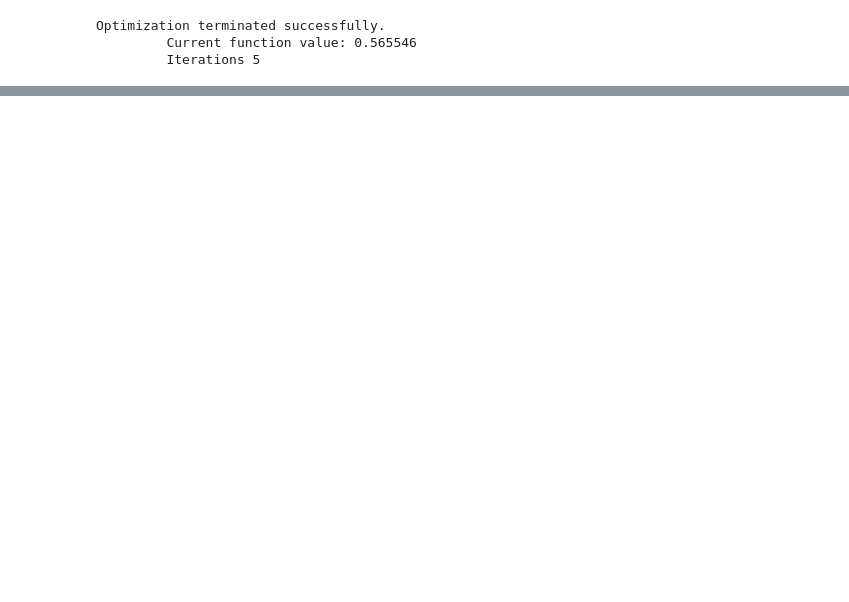
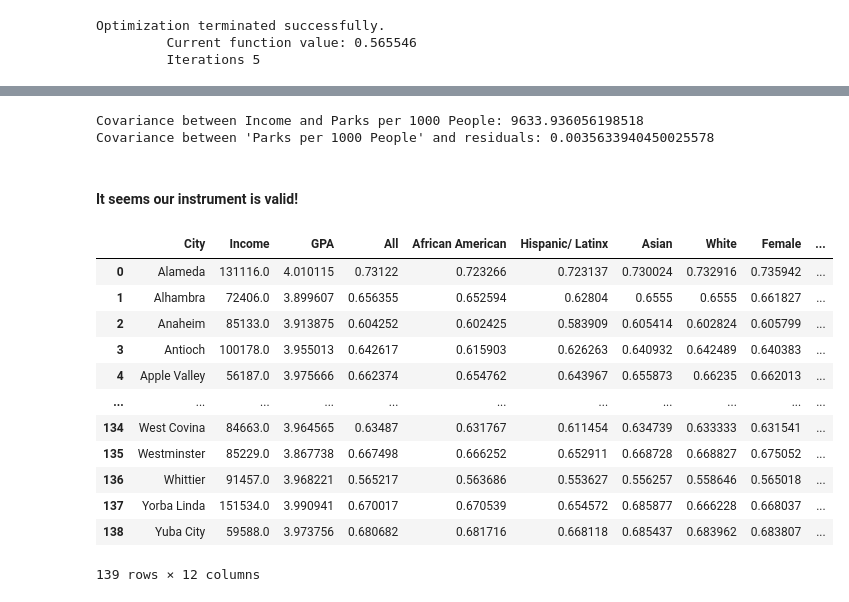
Before and after one commit to wanning-lu/MATH-189-Final-Project, a Jupyter notebook: regression_analysis.ipynb, the cells around one changed output, grey strips where cells are left out. Drawn from its saved outputs; the diff is of its cells as text; code cells hidden in the pictures; blank space fills up the shorter version.

```diff
--- a/regression_analysis.ipynb
+++ b/regression_analysis.ipynb
@@ -264,0 +315,44 @@ Logit Regression Results
+# %%
+import pandas as pd
+import numpy as np
+
+
+
+# Ensure 'Income' and 'Parks per 1000 People' are numeric
+merged_df['Income'] = pd.to_numeric(merged_df['Income'])
+merged_df['Parks per 1000 People'] = pd.to_numeric(merged_df['Parks per 1000 People'])
+
+# Compute the covariance
+covariance = merged_df['Income'].cov(merged_df['Parks per 1000 People'])
+print(f"Covariance between Income and Parks per 1000 People: {covariance}")
+
+#cov(u,parks )
+predicted_probs = result.predict(X)
+
+# Compute residuals
+residuals = y - predicted_probs
+
+# Compute covariance between 'Parks per 1000 People' and residuals
+covariance = np.cov(merged_df['Parks per 1000 People'], residuals)[0, 1]
+print("Covariance between 'Parks per 1000 People' and residuals:", covariance)
+# %% [output]
+Covariance between Income and Parks per 1000 People: 9633.936056198518
+Covariance between 'Parks per 1000 People' and residuals: 0.0035633940450025578
+# %% [markdown]
+#### It seems our instrument is valid!
+# %%
+merged_df
+# %% [output]
+|  | City | Income | GPA | All | African American | Hispanic/ Latinx | Asian | White | Female | ... |
+| 0 | Alameda | 131116.0 | 4.010115 | 0.73122 | 0.723266 | 0.723137 | 0.730024 | 0.732916 | 0.735942 | ... |
+| 1 | Alhambra | 72406.0 | 3.899607 | 0.656355 | 0.652594 | 0.62804 | 0.6555 | 0.6555 | 0.661827 | ... |
+| 2 | Anaheim | 85133.0 | 3.913875 | 0.604252 | 0.602425 | 0.583909 | 0.605414 | 0.602824 | 0.605799 | ... |
+| 3 | Antioch | 100178.0 | 3.955013 | 0.642617 | 0.615903 | 0.626263 | 0.640932 | 0.642489 | 0.640383 | ... |
+| 4 | Apple Valley | 56187.0 | 3.975666 | 0.662374 | 0.654762 | 0.643967 | 0.655873 | 0.66235 | 0.662013 | ... |
+| ... | ... | ... | ... | ... | ... | ... | ... | ... | ... | ... |
+| 134 | West Covina | 84663.0 | 3.964565 | 0.63487 | 0.631767 | 0.611454 | 0.634739 | 0.633333 | 0.631541 | ... |
+| 135 | Westminster | 85229.0 | 3.867738 | 0.667498 | 0.666252 | 0.652911 | 0.668728 | 0.668827 | 0.675052 | ... |
+| 136 | Whittier | 91457.0 | 3.968221 | 0.565217 | 0.563686 | 0.553627 | 0.556257 | 0.558646 | 0.565018 | ... |
+| 137 | Yorba Linda | 151534.0 | 3.990941 | 0.670017 | 0.670539 | 0.654572 | 0.685877 | 0.666228 | 0.668037 | ... |
+| 138 | Yuba City | 59588.0 | 3.973756 | 0.680682 | 0.681716 | 0.668118 | 0.685437 | 0.683962 | 0.683807 | ... |
+139 rows × 12 columns
```
Also changed, not shown: parts of 11 cells of this notebook, 1 other file.
